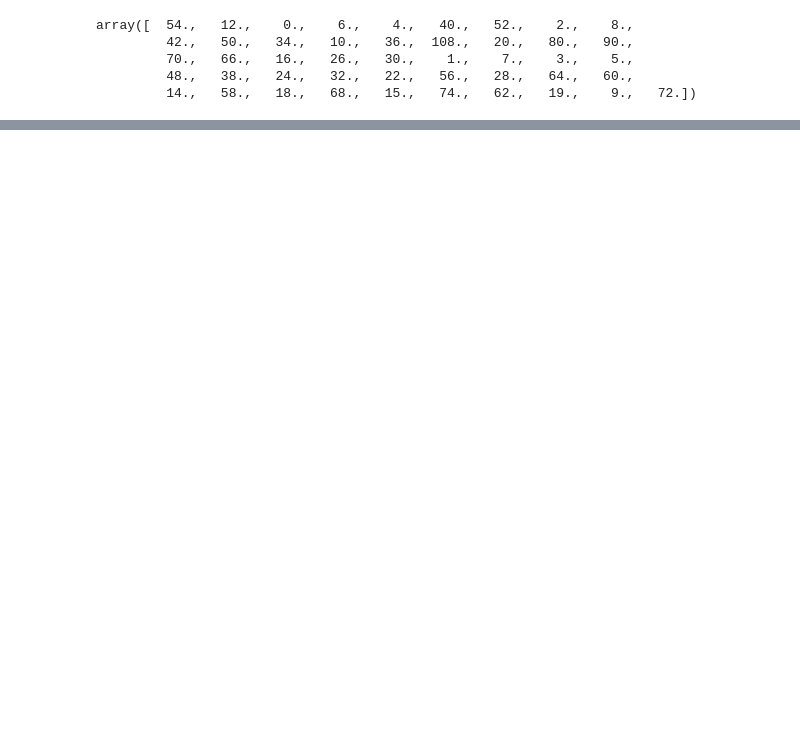
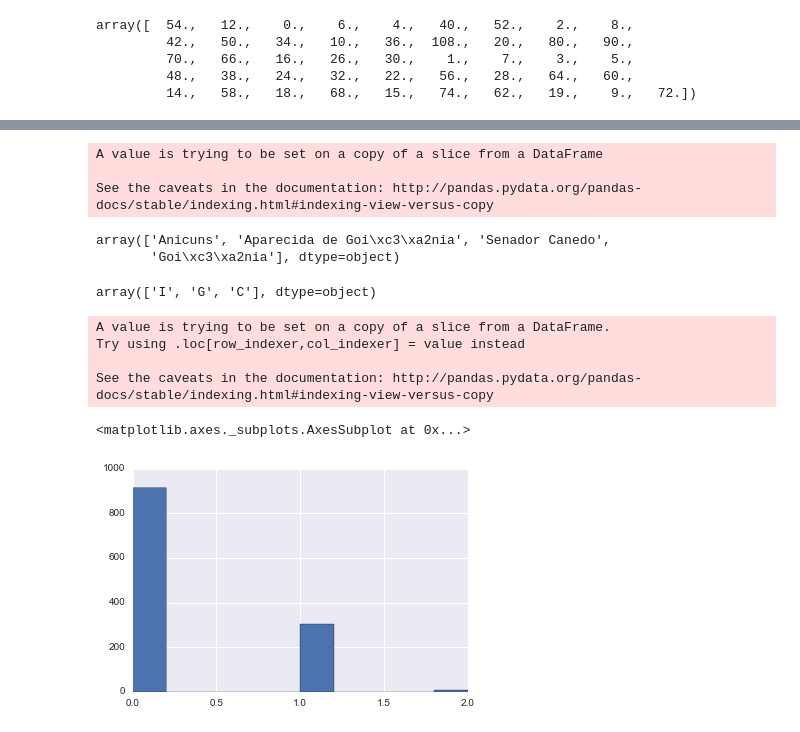
Before and after one commit to sandeco/educacao, a Jupyter notebook: si.ipynb, the cells around one changed output, grey strips where cells are left out. Cells and saved outputs as stored; diff of their text form; code cells hidden in the pictures; blank space fills up the shorter version.

```diff
--- a/si.ipynb
+++ b/si.ipynb
@@ -321,7 +359,7 @@ array([ 0.,  1.])
 # %%
 # Atribuindo zero para os null em N_FALTAS
 
-si.loc[si['N_FALTAS'].isnull()]=0
+si.loc[si['N_FALTAS'].isnull(), 'N_FALTAS']=0
 
 si['N_FALTAS'].unique()
 # %% [output]
@@ -332,14 +370,15 @@ array([  54.,   12.,    0.,    6.,    4.,   40.,   52.,    2.,    8.,
          14.,   58.,   18.,   68.,   15.,   74.,   62.,   19.,    9.,   72.])
 # %%
 # Calculando a porcentagem de faltas
-
-si['PORCENTAGEM_FALTAS'] = (si['N_FALTAS'] / si['CARGA_HOR']) * 100
+# Primeiro transforma a carga horaria em minutos(*60), depois divide por quantos minutos equivale uma aula(/45),
+# Chegando no resultado da quantidade de aulas
+si['PORCENTAGEM_FALTAS'] = (si['N_FALTAS'] / (si['CARGA_HOR'] * 60 / 45)) * 100
 
 # Atribuindo como reprovado o aluno que excedeu a porcentagem de faltas
 
 si.loc[si['PORCENTAGEM_FALTAS']>75.0,'APROVADO']=0
 
-#si['PORCENTAGEM_FALTAS'].hist()
+#si['PORCENTAGEM_FALTAS'].unique()
 
 # Na turma de SI, ninguem dos aprovados por nota, foi reprovado por falta
 #si.loc[(si['PORCENTAGEM_FALTAS']>75.0) & (si['APROVADO']==1)]
@@ -347,5 +386,5 @@ si.loc[si['PORCENTAGEM_FALTAS']>75.0,'APROVADO']=0
 # Removendo o atributo criado para auxiliar
 si.drop('PORCENTAGEM_FALTAS', axis=1, inplace=True)
 
-si
+#si
 # %% [output]
@@ -369,0 +398,49 @@ si
+# %%
+# Existe apenas alunos com o estado de Goiás
+si['DESC_ESTADO'].unique()
+
+# Removendo estado, pois existe apenas um estado
+si.drop('DESC_ESTADO', axis=1, inplace=True)
+# %% [output]
+A value is trying to be set on a copy of a slice from a DataFrame
+
+See the caveats in the documentation: http://pandas.pydata.org/pandas-docs/stable/indexing.html#indexing-view-versus-copy
+# %%
+si['DESC_CIDADE'].unique()
+# %% [output]
+array(['Anicuns', 'Aparecida de Goi\xc3\xa2nia', 'Senador Canedo',
+       'Goi\xc3\xa2nia'], dtype=object)
+# %%
+# Tratando cidades
+# C = Capital(Goiânia)
+# G = Grande Goiânia(Aparecida de Goiânia, Senador Canedo e Trindade)
+# I = Interior de Goiás(Outras cidades de Goiás)
+
+si.loc[si['DESC_CIDADE']=='Goiânia', 'DESC_CIDADE'] = 'C'
+si.loc[si['DESC_CIDADE']=='Aparecida de Goiânia', 'DESC_CIDADE'] = 'G'
+si.loc[si['DESC_CIDADE']=='Senador Canedo', 'DESC_CIDADE'] = 'G'
+si.loc[si['DESC_CIDADE']=='Anicuns', 'DESC_CIDADE'] = 'I'
+
+si['DESC_CIDADE'].unique()
+# %% [output]
+array(['I', 'G', 'C'], dtype=object)
+# %%
+# Discretizando cidades
+# 0 = Capital
+# 1 = Grande Goiânia
+# 2 = Interior de Goiás
+
+si.loc[si['DESC_CIDADE']=='C', 'DESC_CIDADE'] = 0
+si.loc[si['DESC_CIDADE']=='G', 'DESC_CIDADE'] = 1
+si.loc[si['DESC_CIDADE']=='I', 'DESC_CIDADE'] = 2
+
+si['DESC_CIDADE'] = si['DESC_CIDADE'].astype('float64')
+
+si['DESC_CIDADE'].hist()
+# %% [output]
+A value is trying to be set on a copy of a slice from a DataFrame.
+Try using .loc[row_indexer,col_indexer] = value instead
+
+See the caveats in the documentation: http://pandas.pydata.org/pandas-docs/stable/indexing.html#indexing-view-versus-copy
+<matplotlib.axes._subplots.AxesSubplot at 0x...>
+[figure, added]
```
Also changed, not shown: parts of 24 cells of this notebook, 1 other file.
